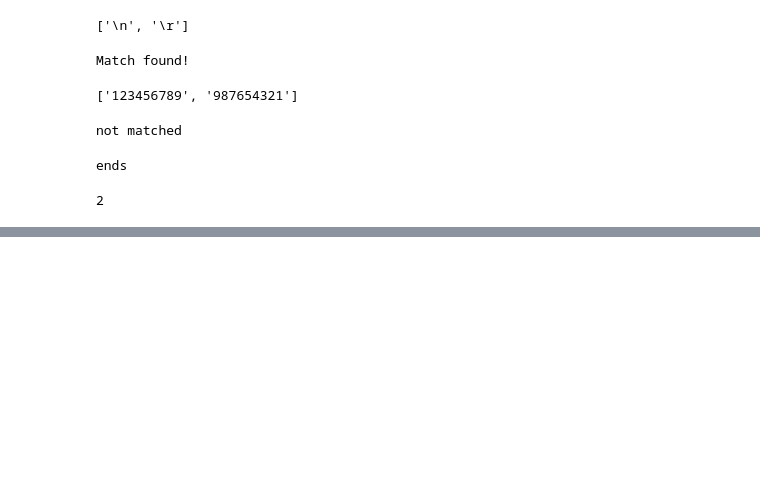
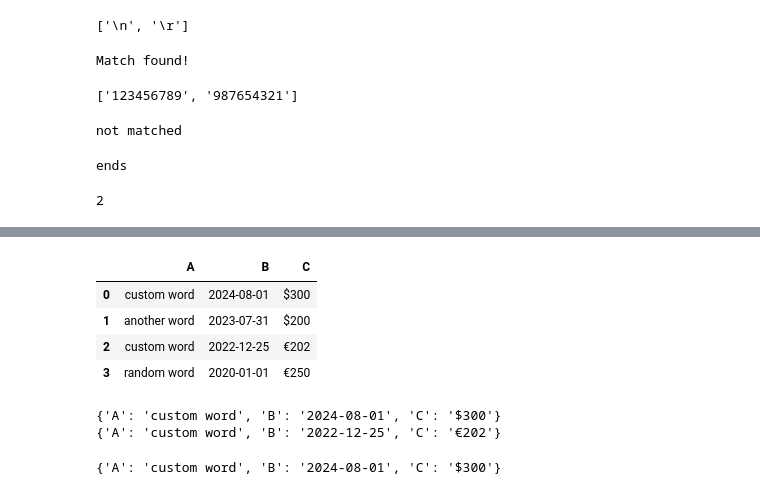
Before and after one commit to Siddhu290/Machine_Learning, a Jupyter notebook: 2024-08-03/Regular_Expression.ipynb, the cells around one changed output, grey strips where cells are left out. Saved outputs shown, nothing was run; the diff lists cells and outputs as text; code cells hidden in the pictures; blank space fills up the shorter version.

```diff
--- a/2024-08-03/Regular_Expression.ipynb
+++ b/2024-08-03/Regular_Expression.ipynb
@@ -261,0 +450,46 @@ print(len(matches))
+# %%
+import pandas as pd
+df = pd.read_csv("/content/xyz.csv")
+df
+# %% [output]
+|  | A | B | C |
+| 0 | custom word | 2024-08-01 | $300 |
+| 1 | another word | 2023-07-31 | $200 |
+| 2 | custom word | 2022-12-25 | €202 |
+| 3 | random word | 2020-01-01 | €250 |
+# %%
+import csv
+import re
+
+date_pattern = r'(\d{4})-(\d{2})-(\d{2})'
+
+matching_rows = []
+
+with open("/content/xyz.csv", "r") as file:
+    csv_reader = csv.DictReader(file)
+
+    for row in csv_reader:
+        if row['A'] == "custom word" and re.match(date_pattern, row['B']):
+            matching_rows.append(row)
+
+    for match in matching_rows:
+        print(match)
+# %% [output]
+{'A': 'custom word', 'B': '2024-08-01', 'C': '$300'}
+{'A': 'custom word', 'B': '2022-12-25', 'C': '€202'}
+# %%
+date_pattern = r'(\d{4})-(\d{2})-(\d{2})'
+
+matching_rows = []
+
+with open("/content/xyz.csv", "r") as file:
+    csv_reader = csv.DictReader(file)
+
+    for row in csv_reader:
+        if row['A'] == "custom word" and re.match(r'^\$', row['C']):
+            matching_rows.append(row)
+
+    for match in matching_rows:
+        print(match)
+# %% [output]
+{'A': 'custom word', 'B': '2024-08-01', 'C': '$300'}
```
Also changed, not shown: parts of 7 cells of this notebook.
